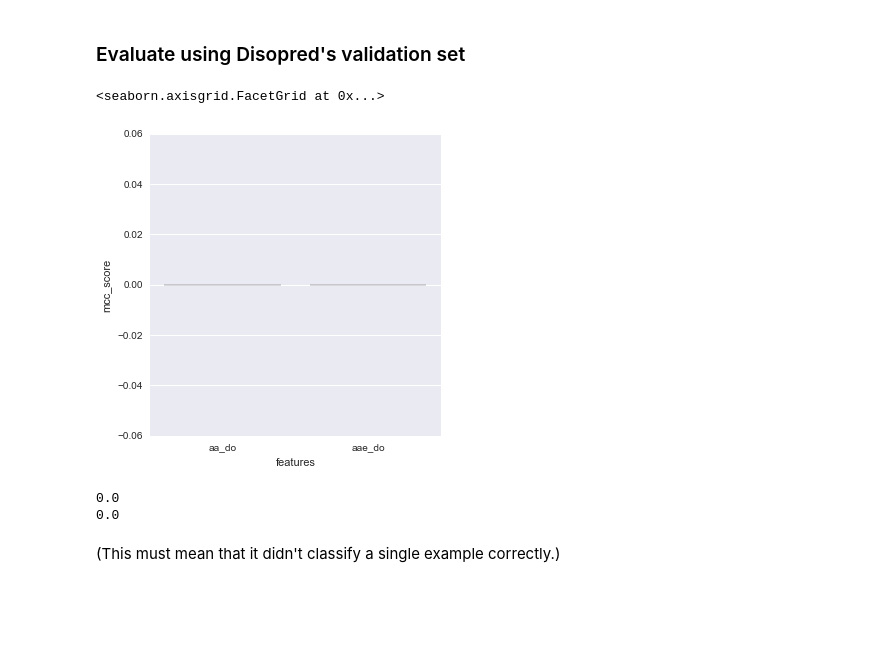
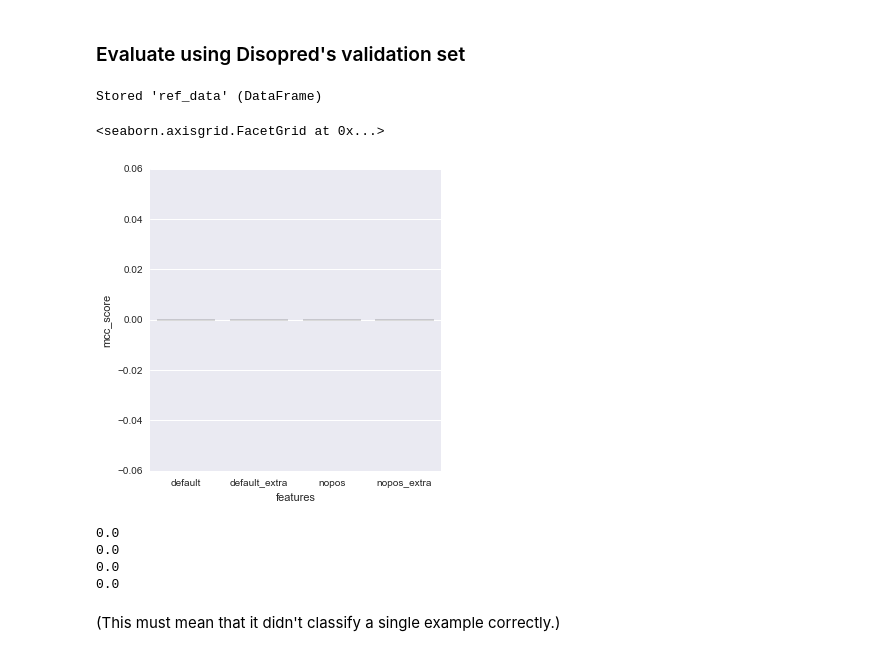
Before and after one commit to Thrinduil/exjobb, a Jupyter notebook: explicit_features.ipynb, the cells around one changed output. Saved outputs shown, nothing was run; the diff lists cells and outputs as text; code cells hidden in the pictures; blank space fills up the shorter version.

```diff
--- a/explicit_features.ipynb
+++ b/explicit_features.ipynb
@@ -573,19 +699,34 @@ mcc_score_aa_do = mcc(et_clf_5jobs, X_ref_aa_do, y_ref)
 # %%
-et_clf_5jobs.fit(X_all_aae_do, y_all)
-mcc_score_aae_do = mcc(et_clf_5jobs, X_ref_aae_do, y_ref)
+et_clf_5jobs.fit(X_all_extra, y_all)
+mcc_score_ref_extra = mcc(et_clf_5jobs, X_ref_extra, y_ref)
-# %%
-data = {"mcc_score": np.hstack((mcc_score_aa_do, mcc_score_aae_do)),
-        "features": ["aa_do"] + ["aae_do"]}
-data = pd.DataFrame(data)
-sns.factorplot("features", "mcc_score", data=data, kind="bar")
-# %% [output]
-<seaborn.axisgrid.FacetGrid at 0x...>
-[figure, removed]
-# %%
-print mcc_score_aa_do
-print mcc_score_aae_do
-# %% [output]
-0.0
-0.0
+# %%
+et_clf_5jobs.fit(X_all_nopos, y_all)
+mcc_score_ref_nopos = mcc(et_clf_5jobs, X_ref_nopos, y_ref)
+# %%
+et_clf_5jobs.fit(X_all_nopos_extra, y_all)
+mcc_score_ref_nopos_extra = mcc(et_clf_5jobs, X_ref_nopos_extra, y_ref)
+# %%
+ref_data = {"mcc_score": np.hstack((mcc_score_ref, mcc_score_ref_extra,
+                                mcc_score_ref_nopos, mcc_score_ref_nopos_extra)),
+        "features": ["default"] + ["default_extra"] + ["nopos"] + ["nopos_extra"]}
+ref_data = pd.DataFrame(ref_data)
+%store ref_data
+# %% [output]
+Stored 'ref_data' (DataFrame)
+# %%
+sns.factorplot("features", "mcc_score", data=ref_data, kind="bar")
+# %% [output]
+<seaborn.axisgrid.FacetGrid at 0x...>
+[figure, added]
+# %%
+print mcc_score_ref
+print mcc_score_ref_extra
+print mcc_score_ref_nopos
+print mcc_score_ref_nopos_extra
+# %% [output]
+0.0
+0.0
+0.0
+0.0
 # %% [markdown]
 (This must mean that it didn't classify a single example correctly.)
```
Also changed, not shown: parts of 23 cells of this notebook, 1 other file.
